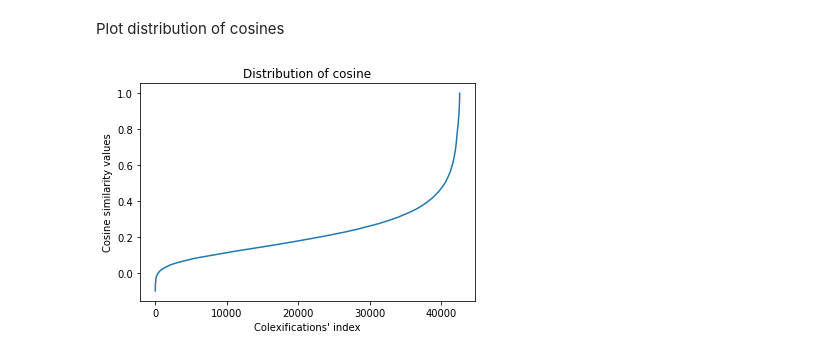
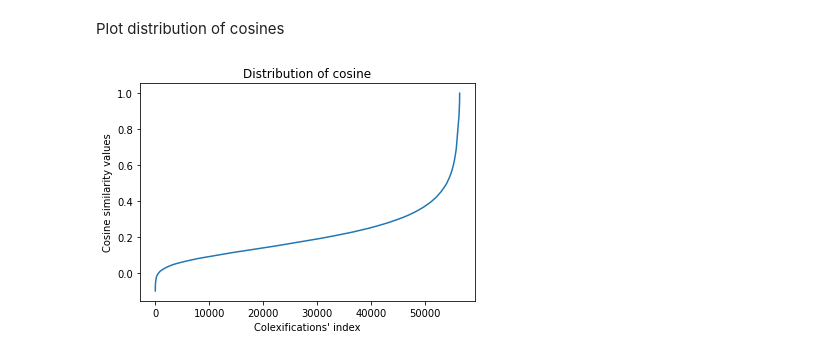
Before and after one commit to sarabert96/Colexification, a Jupyter notebook: 06_AnalysisBootCosine.ipynb, the cells around one changed output. Cells and saved outputs as stored; diff of their text form; code cells hidden in the pictures.

```diff
--- a/06_AnalysisBootCosine.ipynb
+++ b/06_AnalysisBootCosine.ipynb
@@ -37,0 +63,2 @@ Name: Prob, dtype: float64
+# %%
+dfTT = dfT.T
@@ -37,0 +81,2 @@ Name: Prob, dtype: float64
+# %%
+dfTT['Prob_mean'] = dfTT.mean(axis=1)
@@ -197,7 +294,7 @@ We see that to a pair, correspond more than one row. In the following code we se
 # %%
 # getting the cosines values from the df, for every pair of the bootstrapped df
 cosines = []
-for c in df_colex_prob['Colex_pair']:
+for c in dfTT.index:
   cosines.append(df_cosine[df_cosine['Concepticon_pair']==str(c)].cosine_sim.iloc[0])
 # %%
 len(cosines)
@@ -206,4 +303,4 @@ len(cosines)
 # %%
-df_colex_prob['Cosine']=cosines # add the cosines to the df
+dfTT['Cosine']=cosines # add the cosines to the df
 # %% [markdown]
 Print the top ten rows depending on the probability
@@ -246,9 +382,9 @@ Plot distribution of cosines
 # %%
-plt.plot(sorted(list(df_colex_prob['Cosine'])))
+plt.plot(sorted(list(dfTT['Cosine'])))
 plt.title("Distribution of cosine")
 plt.ylabel('Cosine similarity values')
 plt.xlabel("Colexifications' index")
 #plt.axhline(y = 0.5, color = 'r', linestyle = '-')
 plt.show()
 # %% [output]
-[figure, old version]
+[figure, new version]
```
Also changed, not shown: parts of 61 cells of this notebook.
